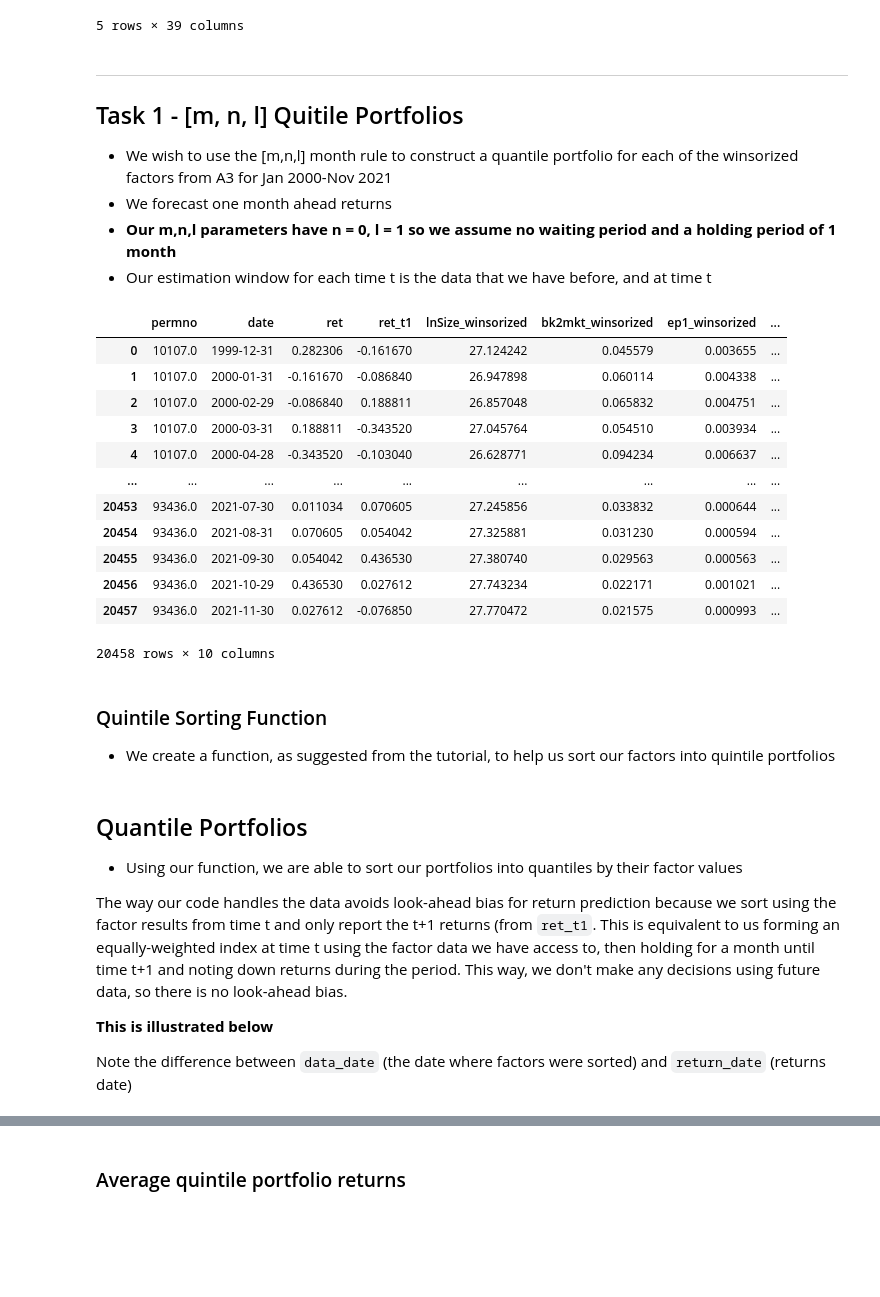
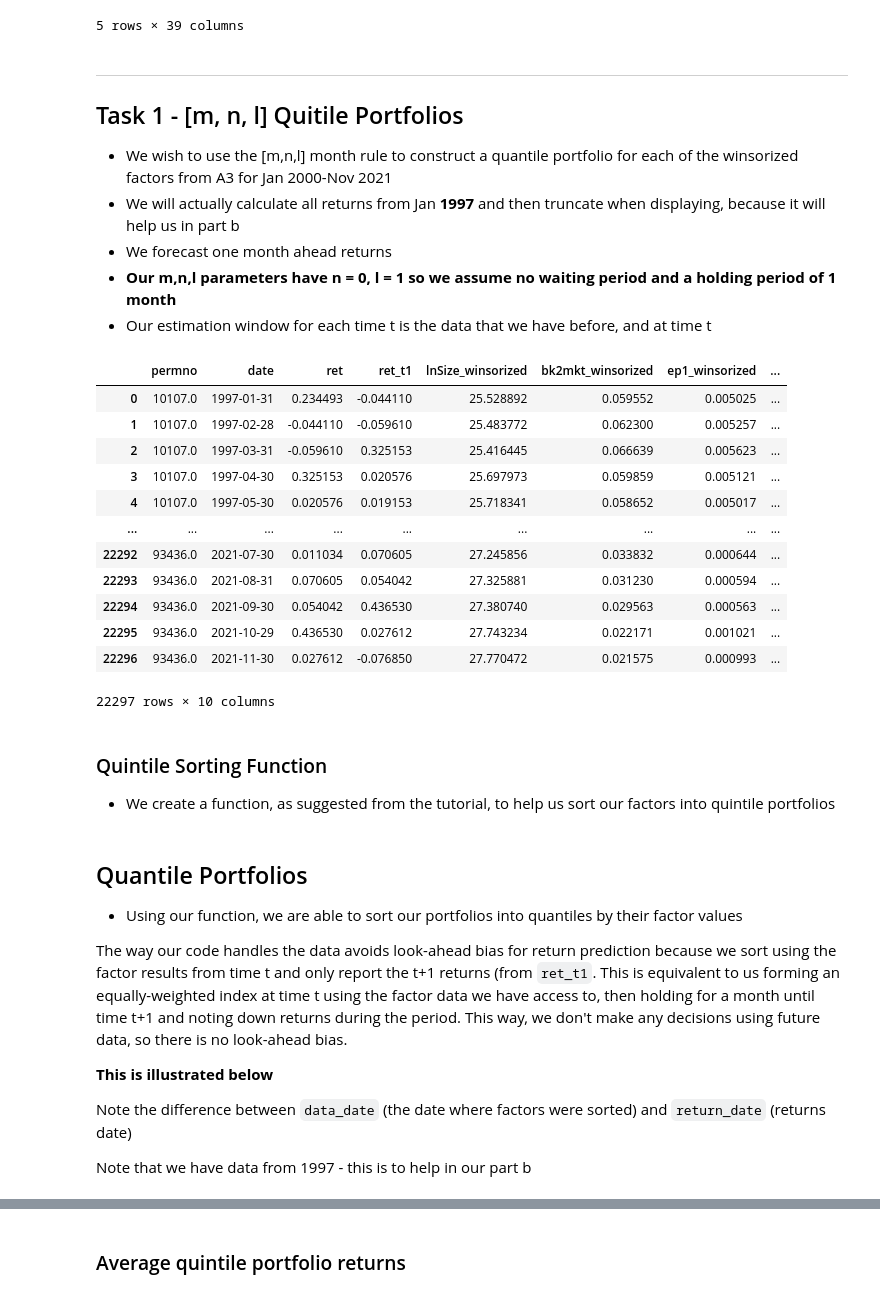
Before and after one commit to uWaterloo-CFM/CFM-301, a Jupyter notebook: Assignment 4/Assignment 4 - Code.ipynb, the cells around one changed output, grey strips where cells are left out. Cells and saved outputs as stored; diff of their text form; code cells hidden in the pictures; blank space fills up the shorter version.

```diff
--- a/Assignment 4/Assignment 4 - Code.ipynb
+++ b/Assignment 4/Assignment 4 - Code.ipynb
@@ -29,29 +29,30 @@ all_monthly_data.head()
 ***
 ## Task 1 - [m, n, l] Quitile Portfolios
 - We wish to use the [m,n,l] month rule to construct a quantile portfolio for each of the winsorized factors from A3 for Jan 2000-Nov 2021
+- We will actually calculate all returns from Jan **1997** and then truncate when displaying, because it will help us in part b
 - We forecast one month ahead returns
 - **Our m,n,l parameters have n = 0, l = 1 so we assume no waiting period and a holding period of 1 month**
 - Our estimation window for each time t is the data that we have before, and at time t
 # %%
 winsorized_factors = all_monthly_data[["permno", "date", "ret", "ret_t1", "lnSize_winsorized", "bk2mkt_winsorized", "ep1_winsorized", "beta_winsorized", "ivol_winsorized", "mom_winsorized"]]
-winsorized_factors = winsorized_factors.loc[winsorized_factors["date"] >= "1999-12-01"]
+# winsorized_factors = winsorized_factors.loc[winsorized_factors["date"] >= "1999-12-01"]
 winsorized_factors.reset_index(inplace=True)
 winsorized_factors.drop("index", inplace=True, axis=1)
 winsorized_factors
 # %% [output]
 |  | permno | date | ret | ret_t1 | lnSize_winsorized | bk2mkt_winsorized | ep1_winsorized | ... |
-| 0 | 10107.0 | 1999-12-31 | 0.282306 | -0.161670 | 27.124242 | 0.045579 | 0.003655 | ... |
-| 1 | 10107.0 | 2000-01-31 | -0.161670 | -0.086840 | 26.947898 | 0.060114 | 0.004338 | ... |
-| 2 | 10107.0 | 2000-02-29 | -0.086840 | 0.188811 | 26.857048 | 0.065832 | 0.004751 | ... |
-| 3 | 10107.0 | 2000-03-31 | 0.188811 | -0.343520 | 27.045764 | 0.054510 | 0.003934 | ... |
-| 4 | 10107.0 | 2000-04-28 | -0.343520 | -0.103040 | 26.628771 | 0.094234 | 0.006637 | ... |
+| 0 | 10107.0 | 1997-01-31 | 0.234493 | -0.044110 | 25.528892 | 0.059552 | 0.005025 | ... |
+| 1 | 10107.0 | 1997-02-28 | -0.044110 | -0.059610 | 25.483772 | 0.062300 | 0.005257 | ... |
+| 2 | 10107.0 | 1997-03-31 | -0.059610 | 0.325153 | 25.416445 | 0.066639 | 0.005623 | ... |
+| 3 | 10107.0 | 1997-04-30 | 0.325153 | 0.020576 | 25.697973 | 0.059859 | 0.005121 | ... |
+| 4 | 10107.0 | 1997-05-30 | 0.020576 | 0.019153 | 25.718341 | 0.058652 | 0.005017 | ... |
 | ... | ... | ... | ... | ... | ... | ... | ... | ... |
-| 20453 | 93436.0 | 2021-07-30 | 0.011034 | 0.070605 | 27.245856 | 0.033832 | 0.000644 | ... |
-| 20454 | 93436.0 | 2021-08-31 | 0.070605 | 0.054042 | 27.325881 | 0.031230 | 0.000594 | ... |
-| 20455 | 93436.0 | 2021-09-30 | 0.054042 | 0.436530 | 27.380740 | 0.029563 | 0.000563 | ... |
-| 20456 | 93436.0 | 2021-10-29 | 0.436530 | 0.027612 | 27.743234 | 0.022171 | 0.001021 | ... |
-| 20457 | 93436.0 | 2021-11-30 | 0.027612 | -0.076850 | 27.770472 | 0.021575 | 0.000993 | ... |
+| 22292 | 93436.0 | 2021-07-30 | 0.011034 | 0.070605 | 27.245856 | 0.033832 | 0.000644 | ... |
+| 22293 | 93436.0 | 2021-08-31 | 0.070605 | 0.054042 | 27.325881 | 0.031230 | 0.000594 | ... |
+| 22294 | 93436.0 | 2021-09-30 | 0.054042 | 0.436530 | 27.380740 | 0.029563 | 0.000563 | ... |
+| 22295 | 93436.0 | 2021-10-29 | 0.436530 | 0.027612 | 27.743234 | 0.022171 | 0.001021 | ... |
+| 22296 | 93436.0 | 2021-11-30 | 0.027612 | -0.076850 | 27.770472 | 0.021575 | 0.000993 | ... |
-20458 rows × 10 columns
+22297 rows × 10 columns
 # %% [markdown]
 ### Quintile Sorting Function
 - We create a function, as suggested from the tutorial, to help us sort our factors into quintile portfolios
@@ -96,6 +97,8 @@ The way our code handles the data avoids look-ahead bias for return prediction b
 **This is illustrated below**
 
 Note the difference between `data_date` (the date where factors were sorted) and `return_date` (returns date)
+
+Note that we have data from 1997 - this is to help in our part b
 # %%
 quantile_sort("lnSize_winsorized")
 # %% [output]
```
Also changed, not shown: parts of 12 cells of this notebook, 4 other files.
